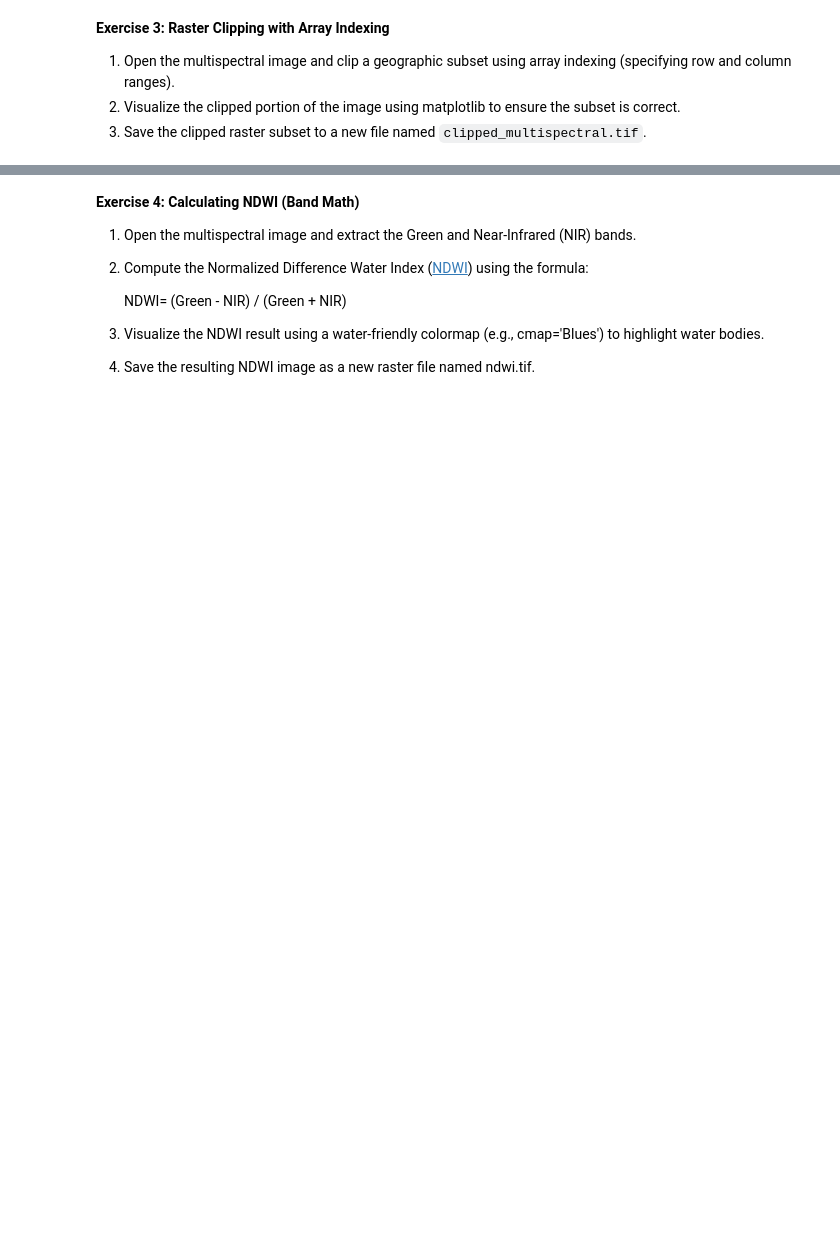
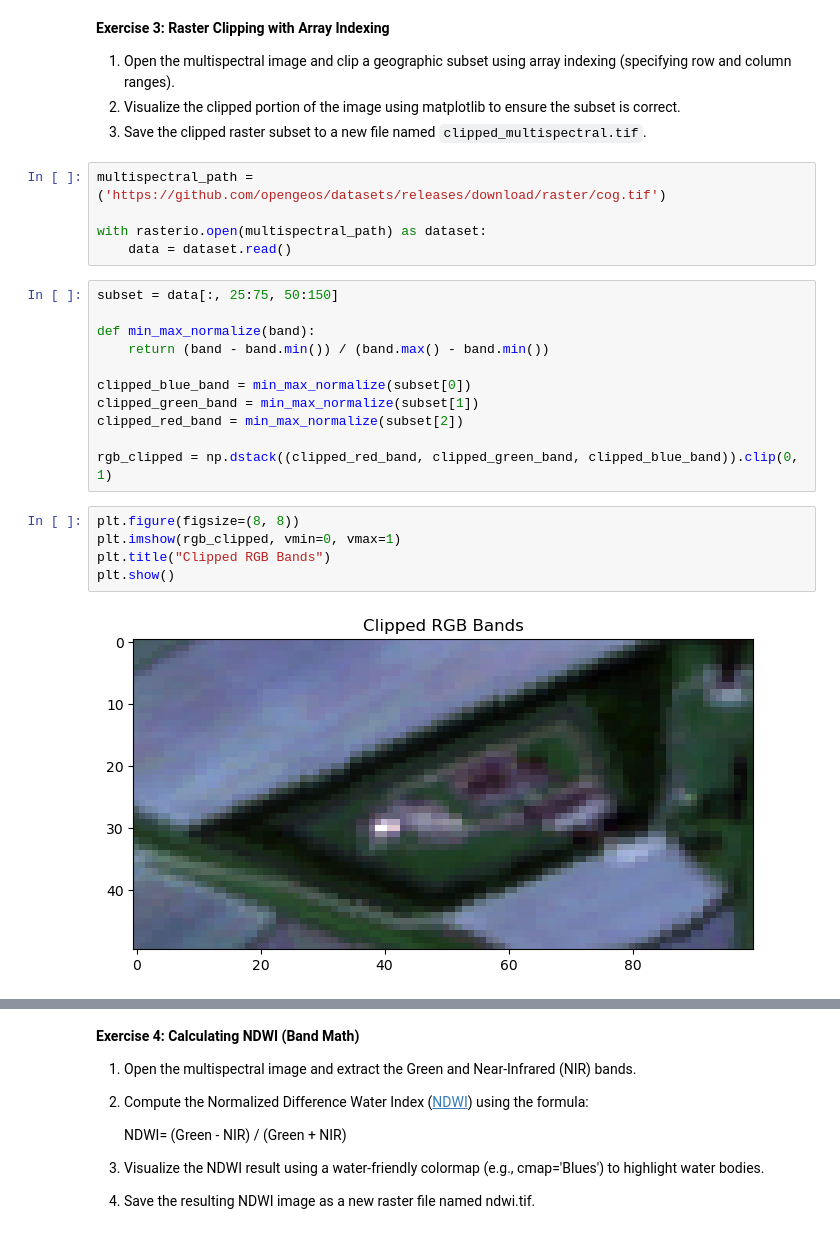
Before and after one commit to shwan3/geog-312, a Jupyter notebook: book/labs/lab_05.ipynb, the cells around one changed output, grey strips where cells are left out. Saved outputs shown, nothing was run; the diff lists cells and outputs as text; blank space fills up the shorter version.

```diff
--- a/book/labs/lab_05.ipynb
+++ b/book/labs/lab_05.ipynb
@@ -39,3 +152,26 @@ Make sure you have the following libraries installed:
 1. Open the multispectral image and clip a geographic subset using array indexing (specifying row and column ranges).
 2. Visualize the clipped portion of the image using matplotlib to ensure the subset is correct.
 3. Save the clipped raster subset to a new file named `clipped_multispectral.tif`.
+# %%
+multispectral_path = ('https://github.com/opengeos/datasets/releases/download/raster/cog.tif')
+
+with rasterio.open(multispectral_path) as dataset:
+    data = dataset.read()
+# %%
+subset = data[:, 25:75, 50:150]
+
+def min_max_normalize(band):
+    return (band - band.min()) / (band.max() - band.min())
+
+clipped_blue_band = min_max_normalize(subset[0])
+clipped_green_band = min_max_normalize(subset[1])
+clipped_red_band = min_max_normalize(subset[2])
+
+rgb_clipped = np.dstack((clipped_red_band, clipped_green_band, clipped_blue_band)).clip(0, 1)
+# %%
+plt.figure(figsize=(8, 8))
+plt.imshow(rgb_clipped, vmin=0, vmax=1)
+plt.title("Clipped RGB Bands")
+plt.show()
+# %% [output]
+[figure, added]
```
Also changed, not shown: parts of 18 cells of this notebook, 1 other file.
